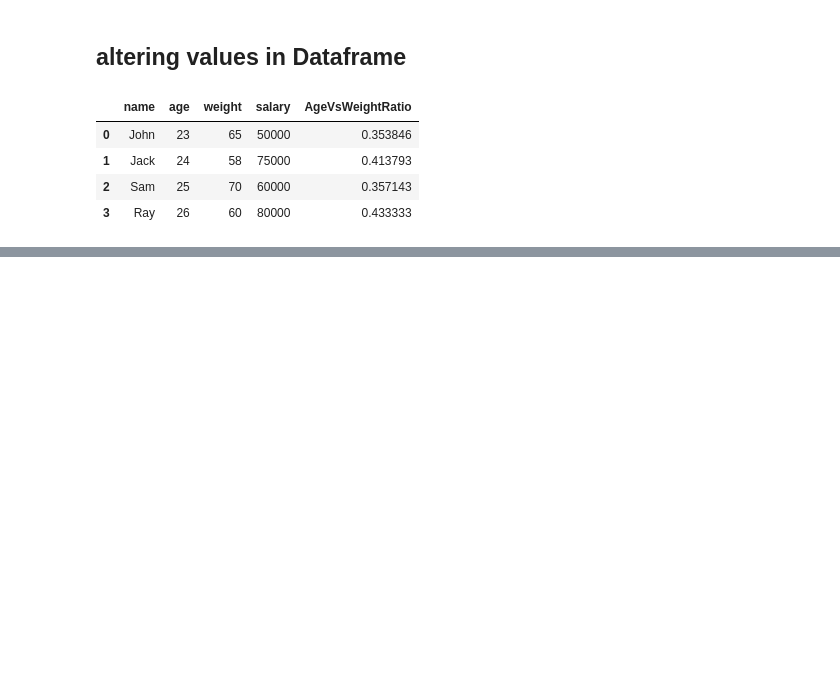
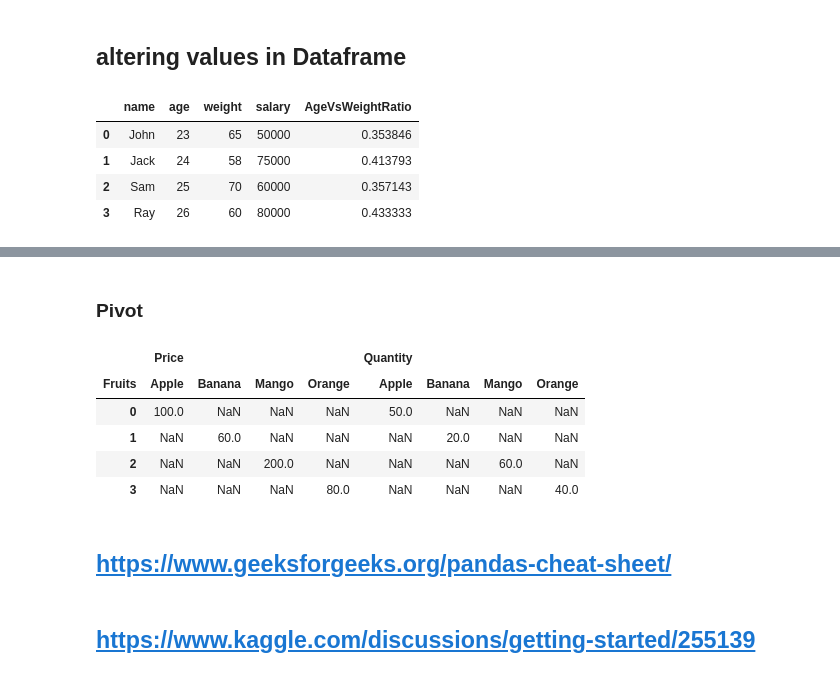
Before and after one commit to contactsandeepdash/datascience, a Jupyter notebook: pandas/01.pandas.ipynb, the cells around one changed output, grey strips where cells are left out. Drawn from its saved outputs; the diff is of its cells as text; code cells hidden in the pictures; blank space fills up the shorter version.

Commit message:
some more pandas and numpy

```diff
--- a/pandas/01.pandas.ipynb
+++ b/pandas/01.pandas.ipynb
@@ -240,0 +266,16 @@ df2.iloc[[0]]
+# %% [markdown]
+### Pivot
+# %%
+pivot = df.pivot(columns='Fruits', values=['Price', 'Quantity'])
+pivot
+# %% [output]
+|  | Price |  |  |  | Quantity |  |  |  |
+| Fruits | Apple | Banana | Mango | Orange | Apple | Banana | Mango | Orange |
+| 0 | 100.0 | NaN | NaN | NaN | 50.0 | NaN | NaN | NaN |
+| 1 | NaN | 60.0 | NaN | NaN | NaN | 20.0 | NaN | NaN |
+| 2 | NaN | NaN | 200.0 | NaN | NaN | NaN | 60.0 | NaN |
+| 3 | NaN | NaN | NaN | 80.0 | NaN | NaN | NaN | 40.0 |
+# %% [markdown]
+## https://www.geeksforgeeks.org/pandas-cheat-sheet/
+# %% [markdown]
+## https://www.kaggle.com/discussions/getting-started/255139
```
Also changed, not shown: parts of 8 cells of this notebook, 8 other files.
